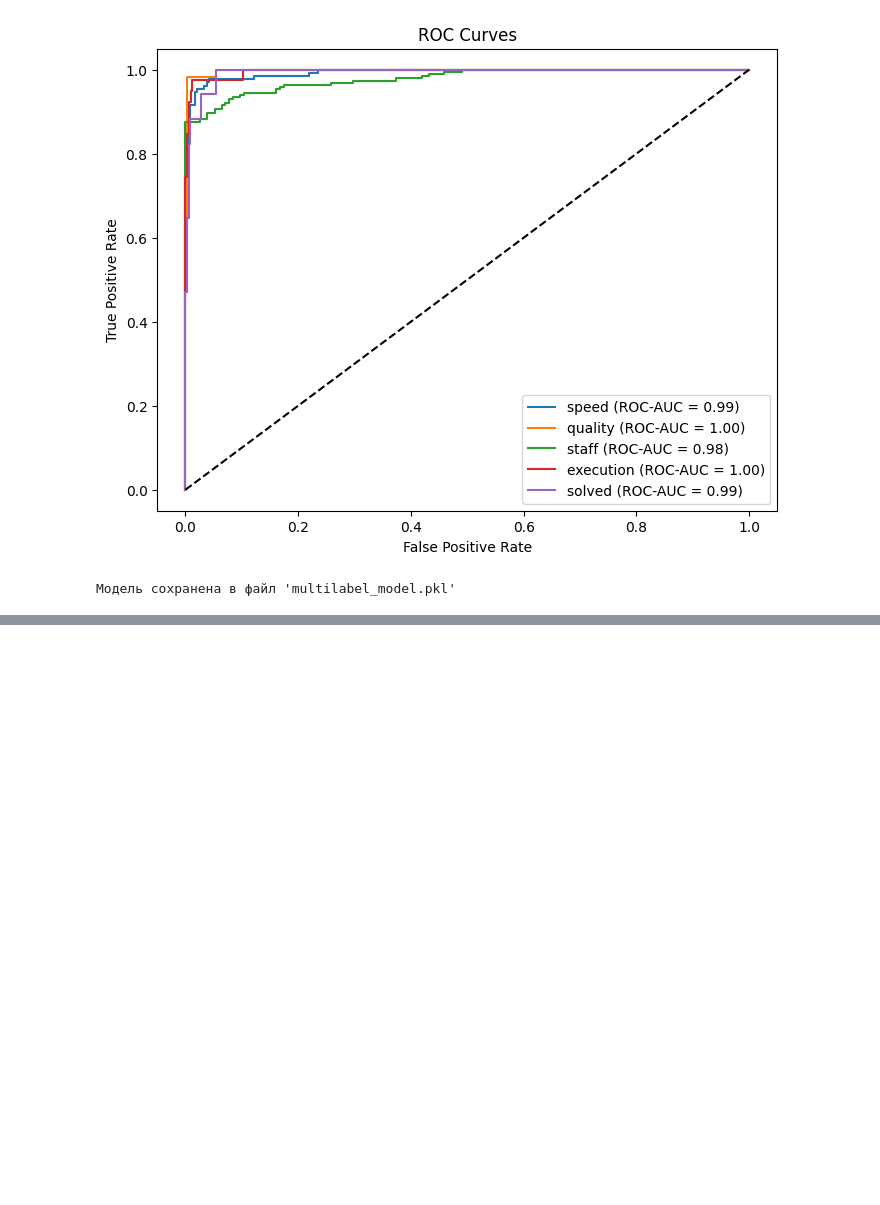
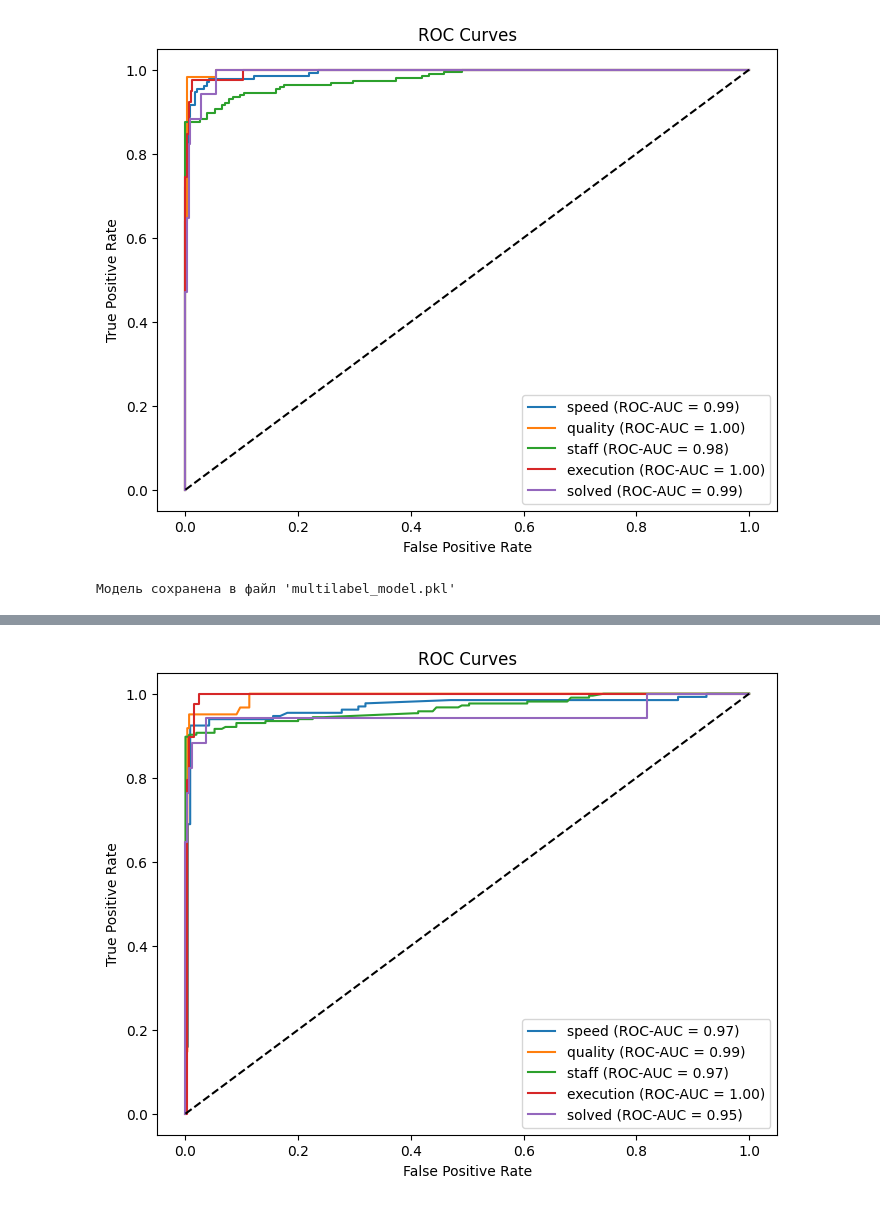
Before and after one commit to Robert-Polson/intensiv4, a Jupyter notebook: DADA/nodelss.ipynb, the cells around one changed output, grey strips where cells are left out. Drawn from its saved outputs; the diff is of its cells as text; code cells hidden in the pictures; blank space fills up the shorter version.

```diff
--- a/DADA/nodelss.ipynb
+++ b/DADA/nodelss.ipynb
@@ -221,0 +234,91 @@ Mean ROC-AUC: 0.8173111943299525
+# %%
+import pandas as pd
+import xgboost as xgb
+from sklearn.model_selection import train_test_split, GridSearchCV
+from sklearn.feature_extraction.text import TfidfVectorizer
+from sklearn.metrics import roc_auc_score, roc_curve
+import matplotlib.pyplot as plt
+import joblib
+from sklearn.multioutput import MultiOutputClassifier
+
+# 1. Загрузка данных
+try:
+    data = pd.read_csv("D:\\мои проекты\\intensiv4\\DADA\\categorized_comments.csv", encoding='utf-8')
+    print("Файл 'categorized_comments.csv' успешно загружен.")
+except FileNotFoundError:
+    print("Ошибка: Файл 'categorized_comments.csv' не найден. Сначала запусти скрипт категоризации!")
+    exit()
+except Exception as e:
+    print(f"Ошибка при чтении файла: {e}")
+    exit()
+
+# 2. Подготовка данных
+# Заполняем пропущенные значения
+data['comment'] = data['comment'].fillna('')
+
+# Целевые переменные (категории)
+categories = ['speed', 'quality', 'staff', 'execution', 'solved']
+
+# Разделение на признаки (X) и цели (y)
+X = data['comment']
+y = data[categories]
+
+# 3. Векторизация текста
+tfidf = TfidfVectorizer()
+X_tfidf = tfidf.fit_transform(X)
+
+# 4. Разделение на обучающую и тестовую выборки
+X_train, X_test, y_train, y_test = train_test_split(X_tfidf, y, test_size=0.2, random_state=42)
+
+# 5. Обучение модели
+# XGBoost
+xgb_model = xgb.XGBClassifier(objective='binary:logistic', use_label_encoder=False, eval_metric='logloss', random_state=42)
+multilabel_classifier = MultiOutputClassifier(xgb_model)
+
+# Подбор гиперпараметров (пример)
+param_grid = {
+    'estimator__n_estimators': [100, 200],  # Количество деревьев
+    'estimator__learning_rate': [0.1, 0.01],  # Скорость обучения
+    'estimator__max_depth': [3, 5]  # Максимальная глубина дерева
+}
+
+grid_search = GridSearchCV(multilabel_classifier, param_grid, scoring='roc_auc', cv=3, verbose=1)  # Добавлен verbose
+grid_search.fit(X_train, y_train)
+
+print("Best parameters:", grid_search.best_params_)
+
+# Лучшая модель
+best_model = grid_search.best_estimator_
+
+# 6. Оценка модели
+# Предсказание вероятностей
+y_pred_proba = best_model.predict_proba(X_test)
+
+# Вычисление ROC-AUC для каждой категории
+roc_auc = {}
+for i, category in enumerate(categories):
+    roc_auc[category] = roc_auc_score(y_test[category], y_pred_proba[i][:, 1])
+    print(f"ROC-AUC for {category}: {roc_auc[category]}")
+
+# Средний ROC-AUC
+mean_roc_auc = sum(roc_auc.values()) / len(roc_auc)
+print(f"Mean ROC-AUC: {mean_roc_auc}")
+
+# Визуализация ROC-кривых (пример)
+plt.figure(figsize=(8, 6))
+for i, category in enumerate(categories):
+    fpr, tpr, thresholds = roc_curve(y_test[category], y_pred_proba[i][:, 1])
+    plt.plot(fpr, tpr, label=f'{category} (ROC-AUC = {roc_auc[category]:.2f})')
+
+plt.plot([0, 1], [0, 1], 'k--')
+plt.xlabel('False Positive Rate')
+plt.ylabel('True Positive Rate')
+plt.title('ROC Curves')
+plt.legend()
+plt.show()
+
+# 7. Сохранение модели
+joblib.dump(best_model, 'multilabel_xgboost_model.pkl')
+
+print("Модель сохранена в файл 'multilabel_xgboost_model.pkl'")
+# %% [output]
@@ -221,0 +351 @@ Mean ROC-AUC: 0.8173111943299525
+[figure, added]
```
Also changed, not shown: parts of 5 cells of this notebook, 2 other files.
